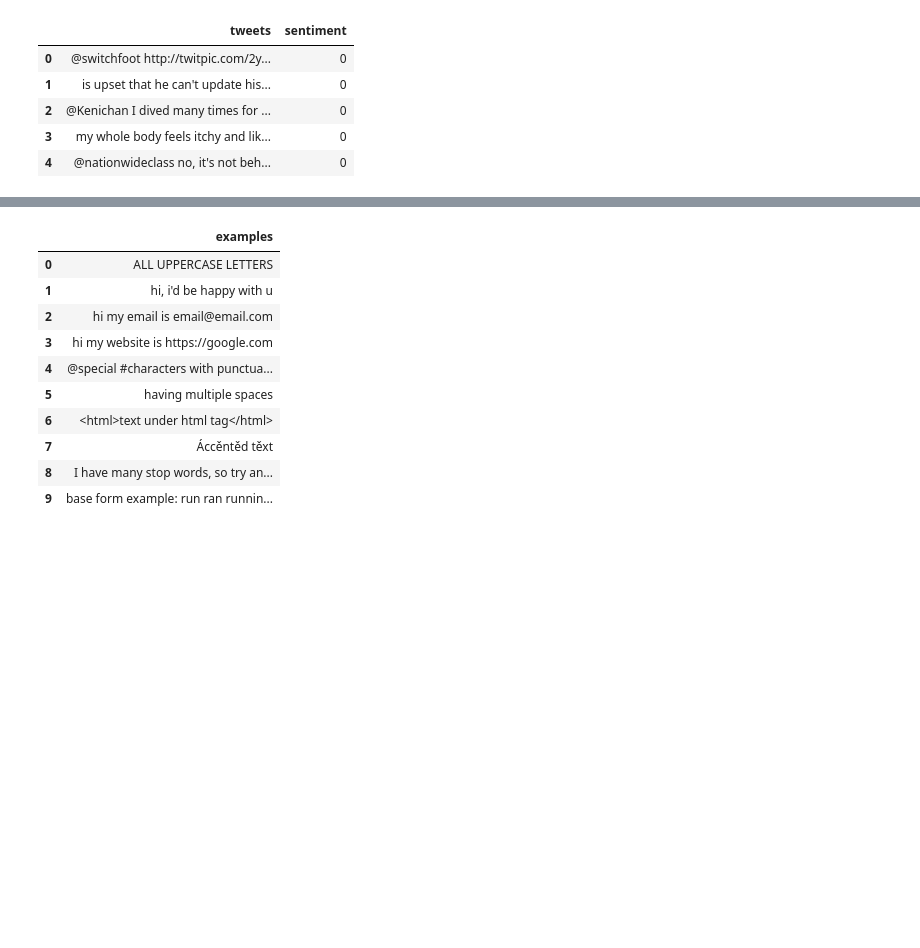
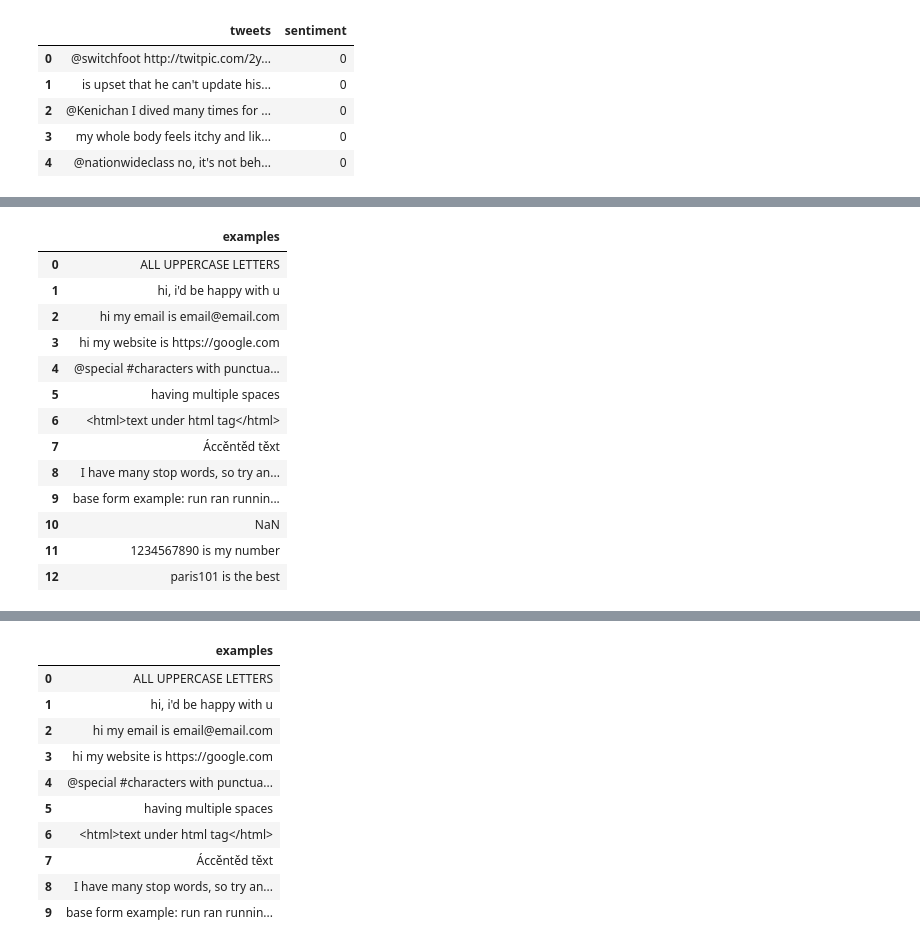
Before and after one commit to Elysian01/Data-Purifier, a Jupyter notebook: test.ipynb, the cells around one changed output, grey strips where cells are left out. Cells and saved outputs as stored; diff of their text form; code cells hidden in the pictures; blank space fills up the shorter version.

```diff
--- a/test.ipynb
+++ b/test.ipynb
@@ -75,6 +79,23 @@ Starting execution of 'count_urls' function
 Completed Purifying!
 
 type <obj>.df to access processed and purified dataframe
+# %%
+df
+# %% [output]
+|  | examples |
+| 0 | ALL UPPERCASE LETTERS |
+| 1 | hi, i'd be happy with u |
+| 2 | hi my email is email@email.com |
+| 3 | hi my website is https://google.com |
+| 4 | @special #characters with punctua... |
+| 5 | having multiple spaces |
+| 6 | <html>text under html tag</html> |
+| 7 | Áccěntěd těxt |
+| 8 | I have many stop words, so try an... |
+| 9 | base form example: run ran runnin... |
+| 10 | NaN |
+| 11 | 1234567890 is my number |
+| 12 | paris101 is the best |
 # %%
 pure_df = pure.df
 pure_df["original_examples"] = df["examples"]
```
Also changed, not shown: parts of 10 cells of this notebook, 4 other files.
